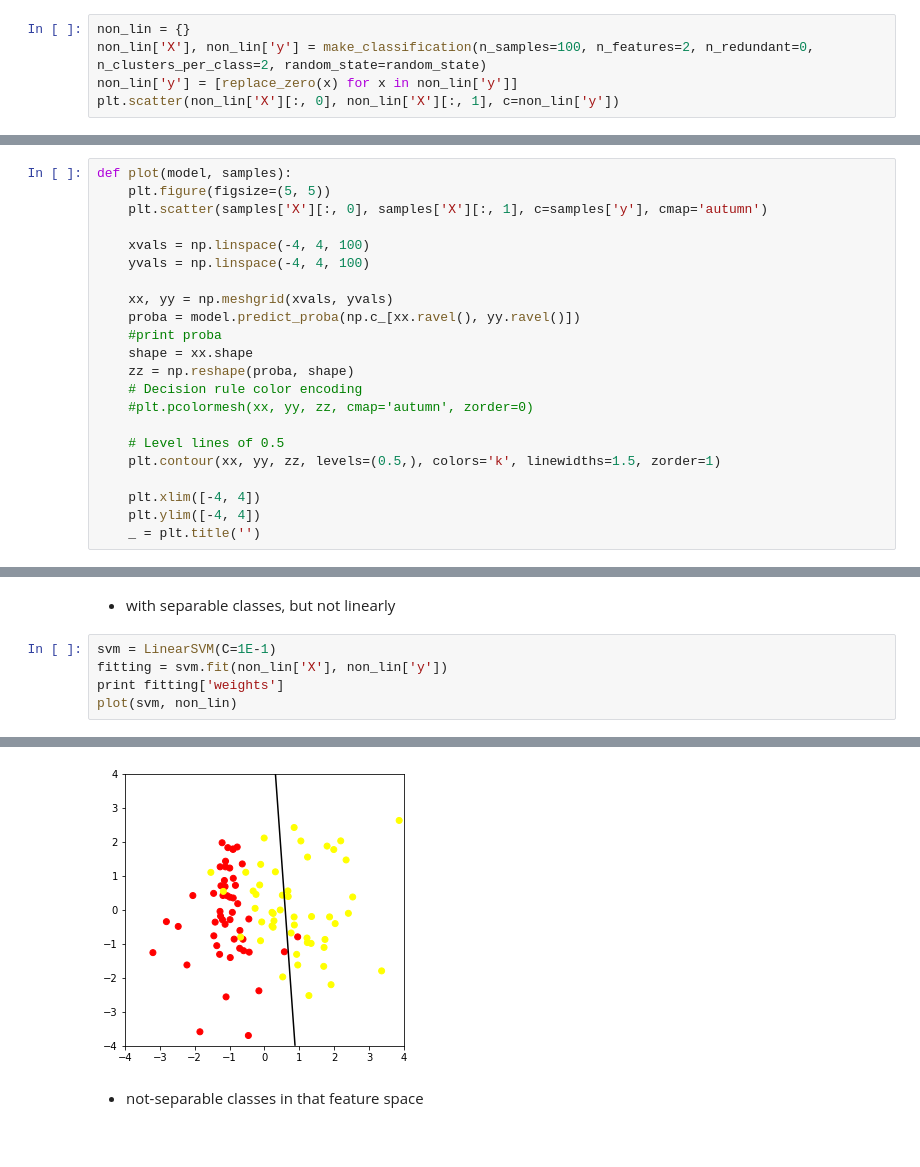
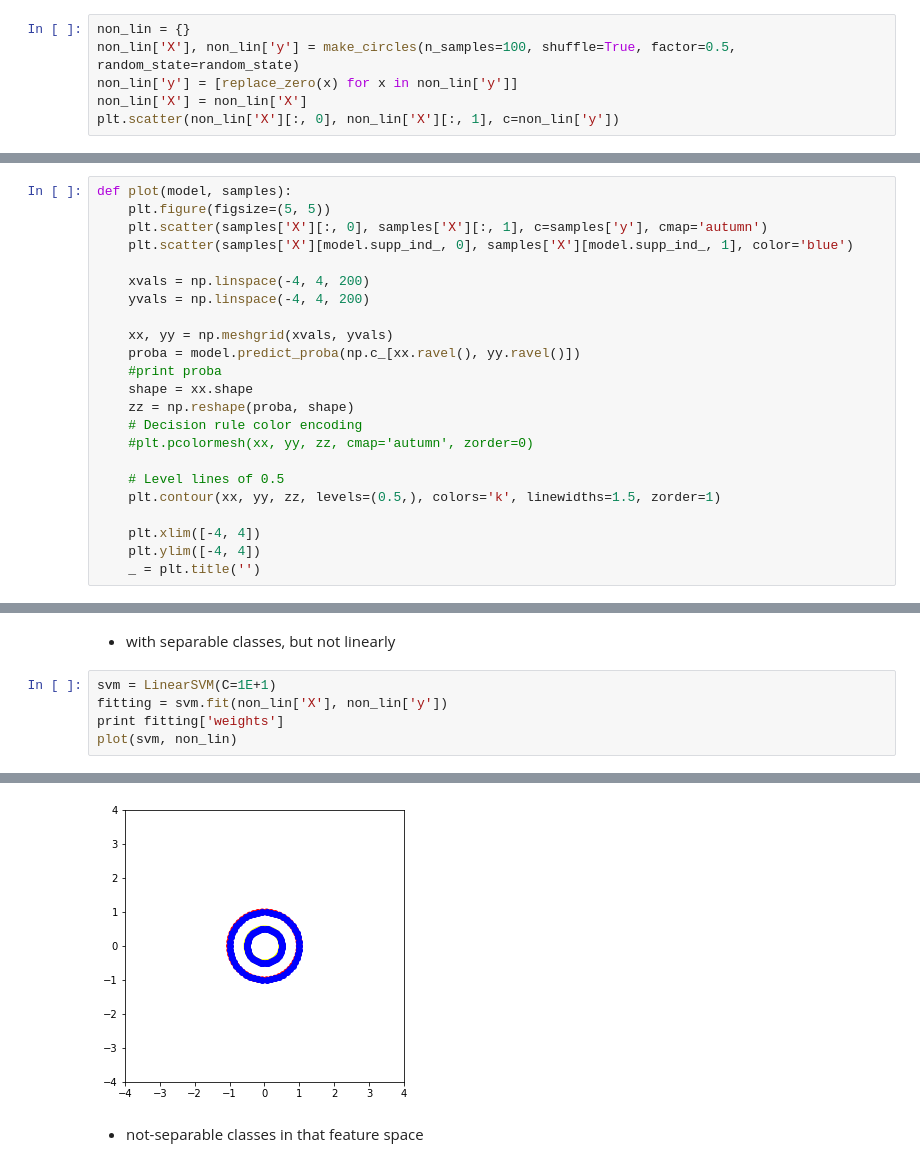
Before and after one commit to Rhymmor/ML-course-reports, a Jupyter notebook: Lab 3/Lab #3 SVM (QP, Kernel trick).ipynb, the cells around one changed output, grey strips where cells are left out. Drawn from its saved outputs; the diff is of its cells as text.

```diff
--- a/Lab 3/Lab #3 SVM (QP, Kernel trick).ipynb
+++ b/Lab 3/Lab #3 SVM (QP, Kernel trick).ipynb
@@ -413,8 +438,9 @@ plt.scatter(lin['X'][:, 0], lin['X'][:, 1], c=lin['y'])
 * with separable classes, but not linearly
 # %%
 non_lin = {}
-non_lin['X'], non_lin['y'] = make_classification(n_samples=100, n_features=2, n_redundant=0, n_clusters_per_class=2, random_state=random_state)
+non_lin['X'], non_lin['y'] = make_circles(n_samples=100, shuffle=True, factor=0.5, random_state=random_state)
 non_lin['y'] = [replace_zero(x) for x in non_lin['y']]
+non_lin['X'] = non_lin['X']
 plt.scatter(non_lin['X'][:, 0], non_lin['X'][:, 1], c=non_lin['y'])
 # %% [output]
 <matplotlib.collections.PathCollection at 0x...>
@@ -435,9 +461,10 @@ plt.scatter(non_sep['X'][:, 0], non_sep['X'][:, 1], c=non_sep['y'])
 def plot(model, samples):
     plt.figure(figsize=(5, 5))
     plt.scatter(samples['X'][:, 0], samples['X'][:, 1], c=samples['y'], cmap='autumn')
+    plt.scatter(samples['X'][model.supp_ind_, 0], samples['X'][model.supp_ind_, 1], color='blue')
 
-    xvals = np.linspace(-4, 4, 100)
-    yvals = np.linspace(-4, 4, 100)
+    xvals = np.linspace(-4, 4, 200)
+    yvals = np.linspace(-4, 4, 200)
 
     xx, yy = np.meshgrid(xvals, yvals)
     proba = model.predict_proba(np.c_[xx.ravel(), yy.ravel()])
@@ -502,7 +532,7 @@ Optimal solution found.
 # %% [markdown]
 * with separable classes, but not linearly
 # %%
-svm = LinearSVM(C=1E-1)
+svm = LinearSVM(C=1E+1)
 fitting = svm.fit(non_lin['X'], non_lin['y'])
 print fitting['weights']
 plot(svm, non_lin)
@@ -524,4 +550,4 @@ Optimal solution found.
-[figure, old version]
+[figure, new version]
 # %% [markdown]
 * not-separable classes in that feature space
 # %%
```
Also changed, not shown: parts of 27 cells of this notebook.
